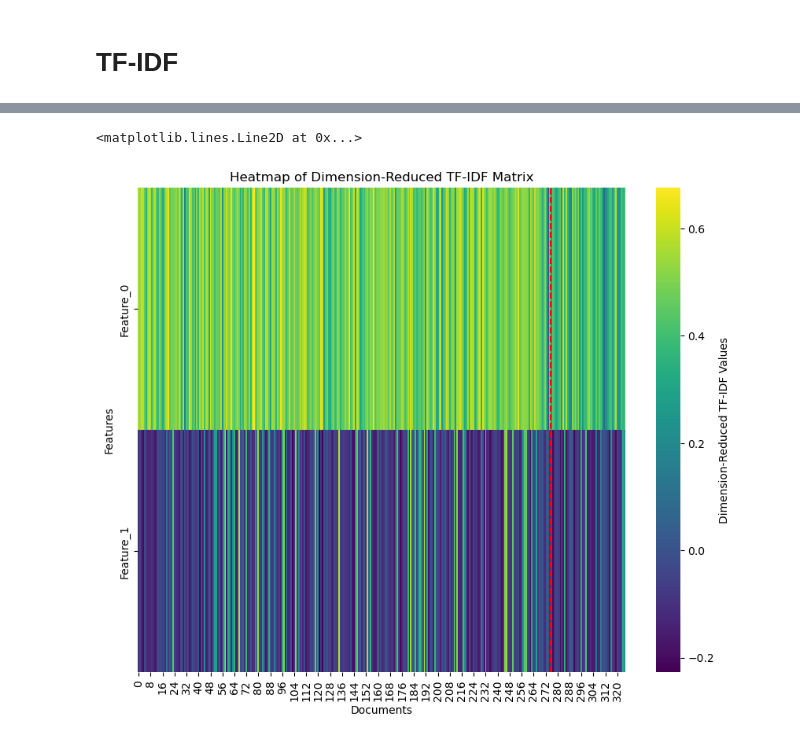
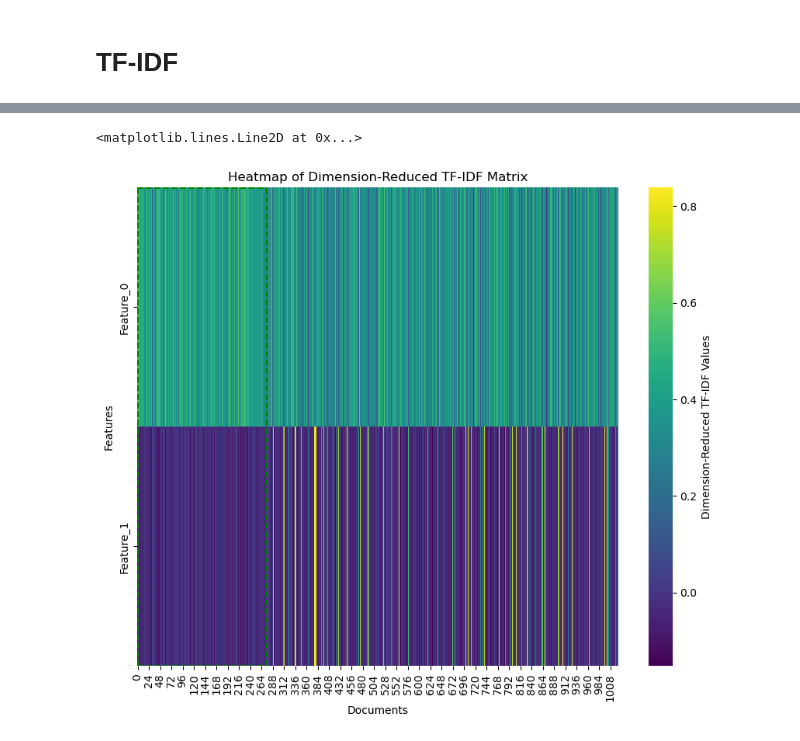
Before and after one commit to Govin9a/DataViz-Project-2023, a Jupyter notebook: Raw_Exploratory/Kolton_Exploratory.ipynb, the cells around one changed output, grey strips where cells are left out. Drawn from its saved outputs; the diff is of its cells as text; code cells hidden in the pictures.

```diff
--- a/Raw_Exploratory/Kolton_Exploratory.ipynb
+++ b/Raw_Exploratory/Kolton_Exploratory.ipynb
@@ -155,7 +155,7 @@ arf_rows['LABEL'] = 'ARF'
 other_rows = df[~df.HADM_ID.isin(arf_hadm_ids)]
 other_rows['LABEL'] = 'OTHER'
 random_seed = 21
-other_sampled_rows = other_rows.sample(50, replace=False, random_state=random_seed)
+other_sampled_rows = other_rows.sample(750, replace=False, random_state=random_seed)
 df = pd.concat([arf_rows, other_sampled_rows])
 df['TEXT'] = df['TEXT'].astype(str)
 df['TEXT'] = df['TEXT'].str.lower()
@@ -306,0 +389,19 @@ plot_tsne(tfidf_svd, df.LABEL.to_list(), title='t-SNE-SVD of TF-IDF', #remove={'
+# %%
+n_components = 4
+
+pca = PCA(n_components=n_components)
+pca_result = pca.fit_transform(tfidf_matrix.toarray())
+
+columns_pca = [f'PC{comp}' for comp in range(n_components)]
+df_pca = pd.DataFrame(pca_result, columns=columns_pca)
+df_pca['LABEL'] = df.LABEL.to_list()
+#df_pca.sort_values(by='LABEL', ascending=False)
+
+df_pca = df_pca.sample(frac=1)
+# Create a scatterplot matrix using Seaborn
+sns.set(style="ticks")
+g = sns.PairGrid(df_pca, hue='LABEL', hue_kws={'alpha': [0.1, 0.5]})
+g = g.map_diag(sns.kdeplot, shade=True)
+g = g.map_lower(plt.scatter)
+g = g.map_upper(plt.scatter)
+g = g.add_legend()
@@ -307,27 +429,30 @@ plot_tsne(tfidf_svd, df.LABEL.to_list(), title='t-SNE-SVD of TF-IDF', #remove={'
 # %%
 n_components = 2
 svd = TruncatedSVD(n_components=n_components)
 tfidf_matrix_reduced = svd.fit_transform(tfidf_matrix)
 
 # Create a DataFrame with the reduced TF-IDF matrix
 df_tfidf_reduced = pd.DataFrame(tfidf_matrix_reduced, columns=[f'Feature_{i}' for i in range(n_components)])
 #df_tfidf_reduced['LABEL'] = df['LABEL'].to_list()
 #df_tfidf_reduced.sort_values(by='LABEL')
 
 # Create a heatmap
 plt.figure(figsize=(10, 8))
 sns.heatmap(df_tfidf_reduced.transpose(), cmap='viridis', cbar_kws={'label': 'Dimension-Reduced TF-IDF Values'})
 plt.xlabel('Documents')
 plt.ylabel('Features')
 plt.title('Heatmap of Dimension-Reduced TF-IDF Matrix')
 
 
 # Highlight cells corresponding to specific labels
 #plt.annotate('ARF', xy=(276, 0), ha='center', va='center', color='red', fontsize=8, rotation=45)
-plt.axvline(x=276, color='red', linestyle='--')
+plt.axvline(x=276, color='g', linestyle='--')
+plt.axvline(x=1, color='g', linestyle='--')
+plt.axhline(y=1.999, color='g', xmin=0, xmax=276/len(df_tfidf_reduced), linestyle='--')
+plt.axhline(y=.001, color='g', xmin=0, xmax=276/len(df_tfidf_reduced), linestyle='--')
 # %% [output]
 <matplotlib.lines.Line2D at 0x...>
-[figure, old version]
+[figure, new version]
 # %%
 feat1_arf = df_tfidf_reduced.iloc[:276]['Feature_0'].mean()
 feat2_arf = df_tfidf_reduced.iloc[:276]['Feature_1'].mean()
```
Also changed, not shown: parts of 16 cells of this notebook, 9 other files.
